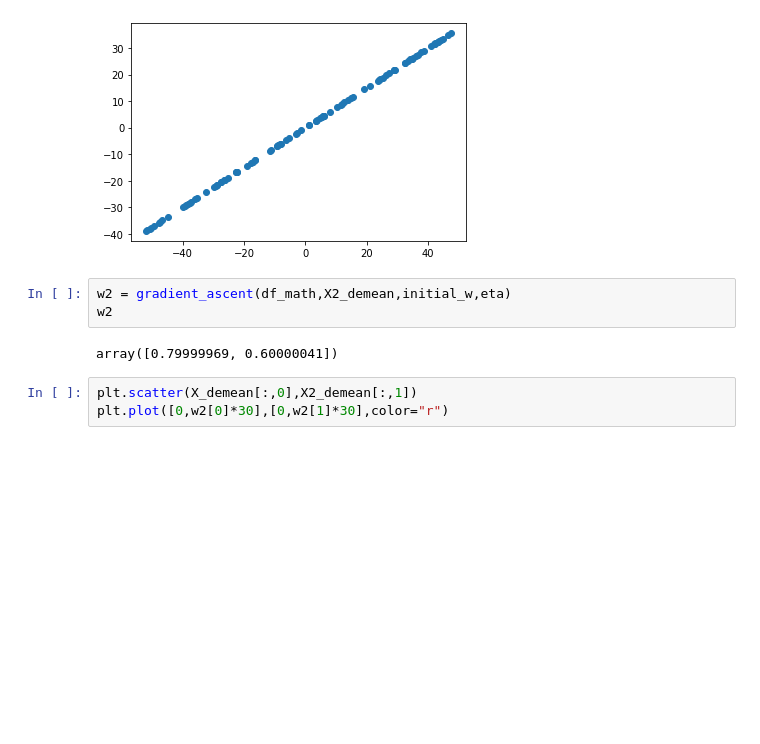
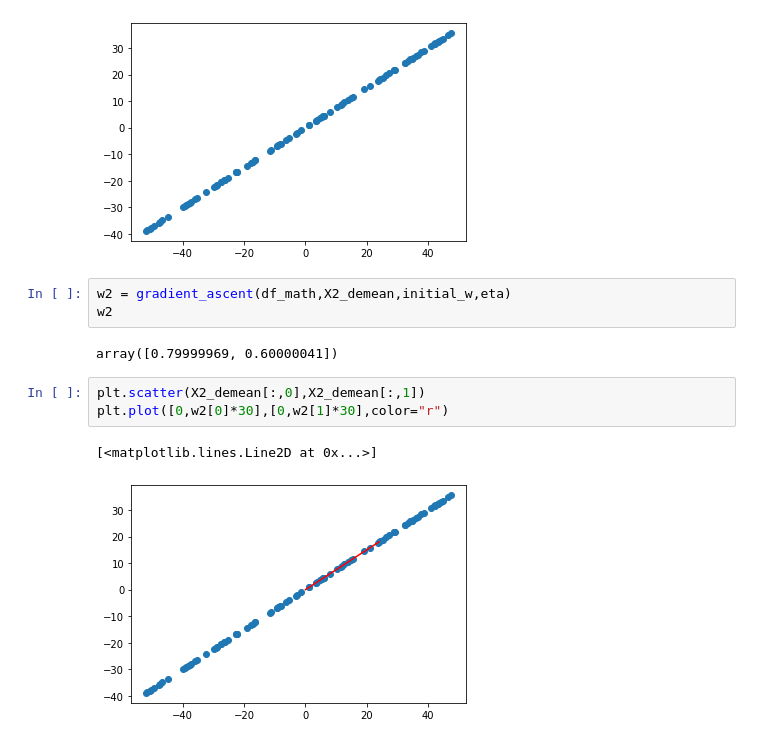
Before and after one commit to TOMMYWHY/python_advance_learning, a Jupyter notebook: 021_machineLearning/principal_components_analysis/simple_CPA.ipynb, the cells around one changed output. Cells and saved outputs as stored; diff of their text form; blank space fills up the shorter version.

```diff
--- a/021_machineLearning/principal_components_analysis/simple_CPA.ipynb
+++ b/021_machineLearning/principal_components_analysis/simple_CPA.ipynb
@@ -115,5 +115,8 @@ w2
 # %% [output]
 array([0.79999969, 0.60000041])
 # %%
-plt.scatter(X_demean[:,0],X2_demean[:,1])
+plt.scatter(X2_demean[:,0],X2_demean[:,1])
 plt.plot([0,w2[0]*30],[0,w2[1]*30],color="r")
+# %% [output]
+[<matplotlib.lines.Line2D at 0x...>]
+[figure, added]
```
